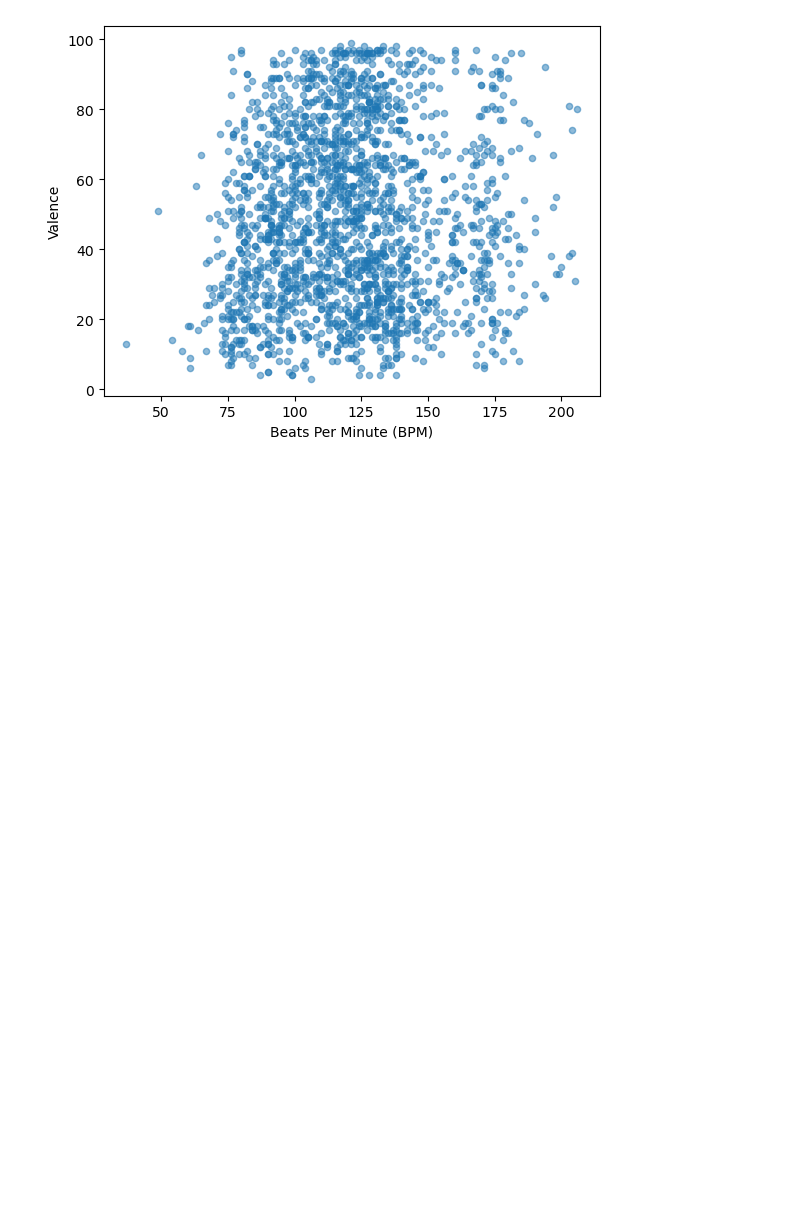
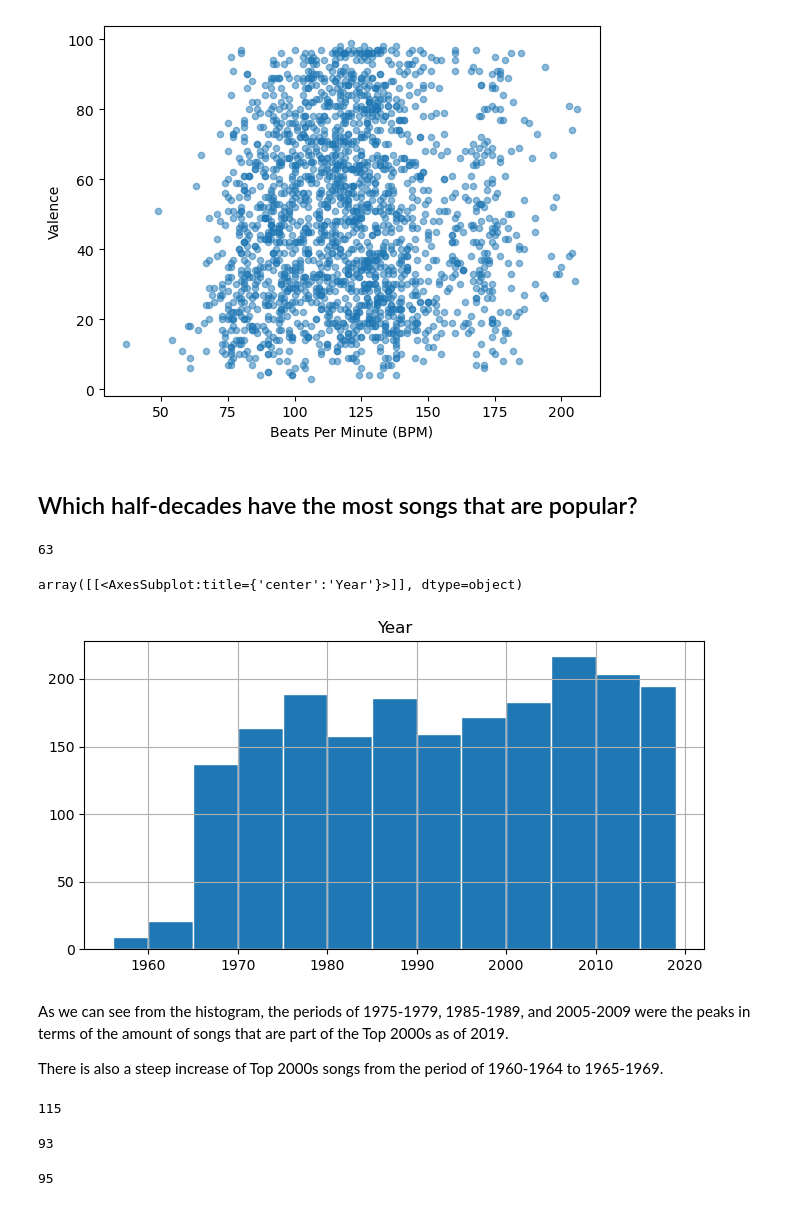
Before and after one commit to JarrettTo/CSMODEL, a Jupyter notebook: Untitled.ipynb, the cells around one changed output. Drawn from its saved outputs; the diff is of its cells as text; code cells hidden in the pictures; blank space fills up the shorter version.

Commit message:
added eda 'Which half-decades have the most songs that are popular?'

```diff
--- a/Untitled.ipynb
+++ b/Untitled.ipynb
@@ -212,3 +216,33 @@ bpm_valence.plot.scatter(x='Beats Per Minute (BPM)', y='Valence', alpha=0.5)
 # %% [output]
 <AxesSubplot:xlabel='Beats Per Minute (BPM)', ylabel='Valence'>
 [figure]
+# %% [markdown]
+## Which half-decades have the most songs that are popular?
+# %%
+print(df['Year'].nunique())
+# %% [output]
+63
+# %%
+df.hist("Year", bins=[1956, 1960, 1965, 1970, 1975, 1980, 1985, 1990, 1995, 2000, 2005, 2010, 2015, 2019], edgecolor='w', figsize=(8, 4))
+# %% [output]
+array([[<AxesSubplot:title={'center':'Year'}>]], dtype=object)
+[figure, added]
+# %% [markdown]
+As we can see from the histogram, the periods of 1975-1979, 1985-1989, and 2005-2009 were the peaks in terms of the amount of songs that are part of the Top 2000s as of 2019.
+
+There is also a steep increase of Top 2000s songs from the period of 1960-1964 to 1965-1969.
+# %%
+# Number of songs from 1975-1979 with a Popularity value of >=60
+df.query('Year >= 1975 & Year <= 1979 & Popularity >= 60').sort_values(by=['Popularity'], ascending=False).shape[0]
+# %% [output]
+115
+# %%
+# Number of songs from 1985-1989 with a Popularity value of >=60
+df.query('Year >= 1985 & Year <= 1989 & Popularity >= 60').sort_values(by=['Popularity'], ascending=False).shape[0]
+# %% [output]
+93
+# %%
+# Number of songs from 2005-2009 with a Popularity value of >=60
+df.query('Year >= 2005 & Year <= 2009 & Popularity >= 60').sort_values(by=['Popularity'], ascending=False).shape[0]
+# %% [output]
+95
```
Also changed, not shown: parts of 3 cells of this notebook.
